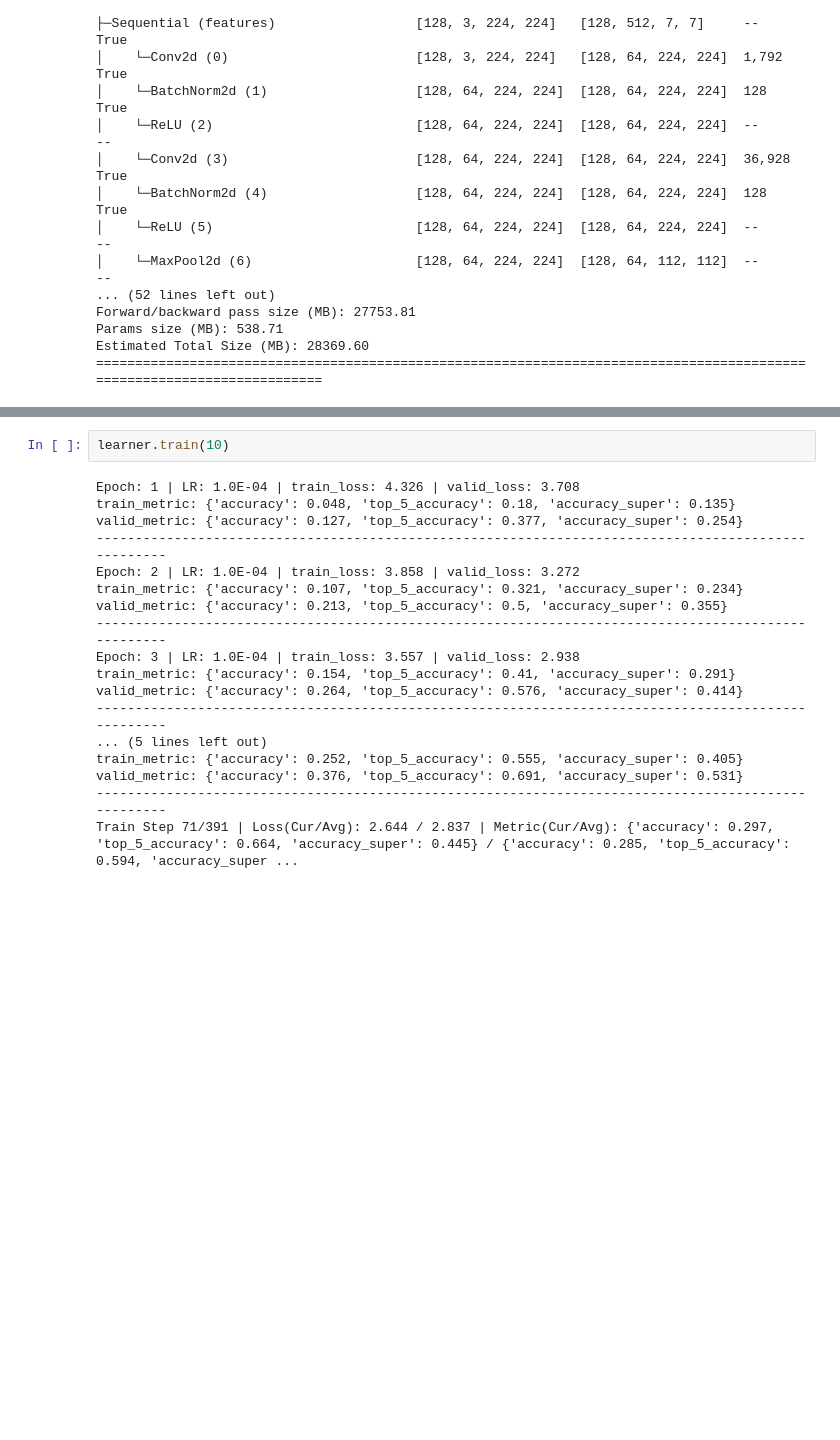
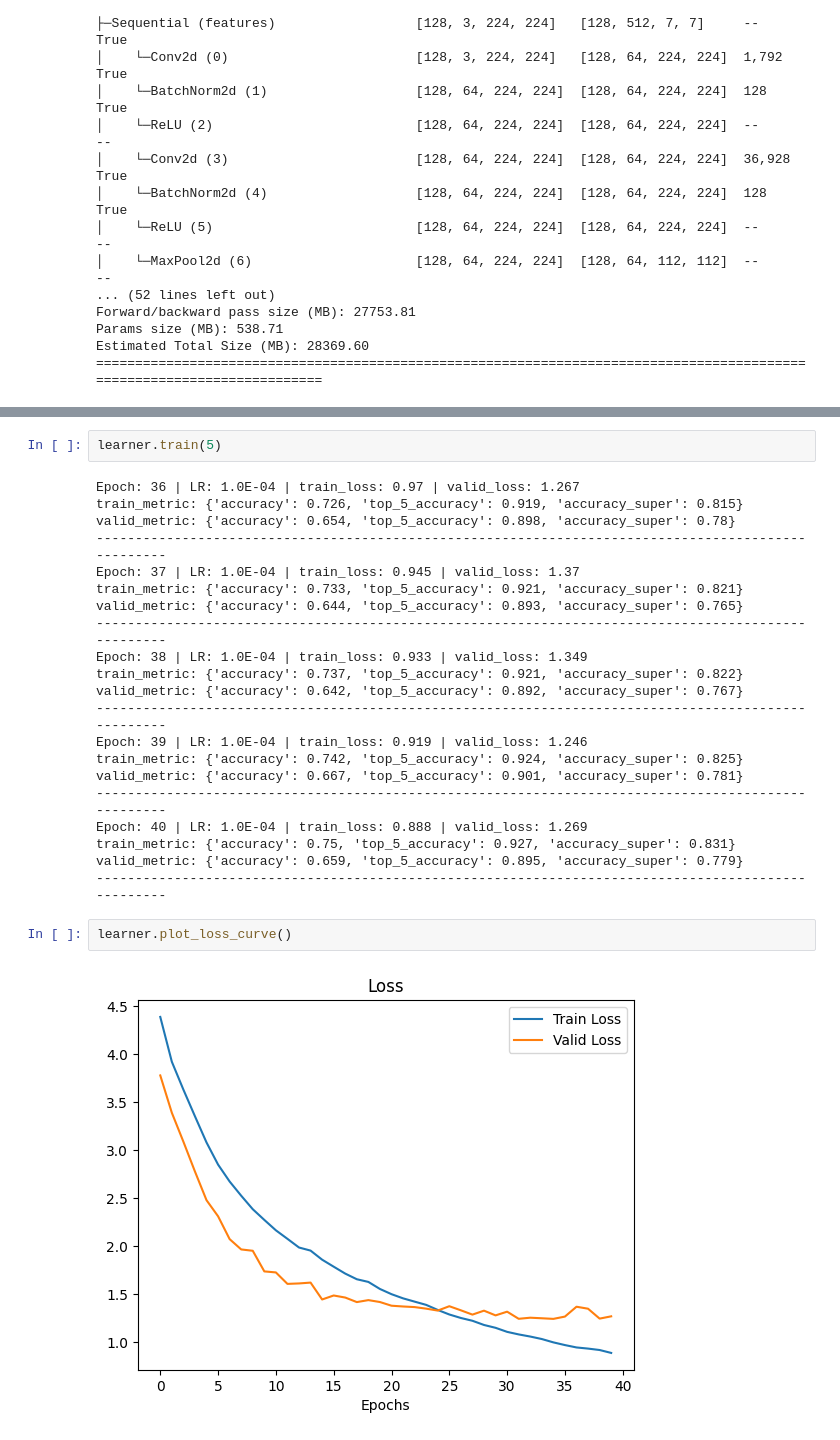
Before and after one commit to ronald-hk-chung/ssnotebook, a Jupyter notebook: computer_vision/vgg_cifar100.ipynb, the cells around one changed output, grey strips where cells are left out. Cells and saved outputs as stored; diff of their text form; blank space fills up the shorter version.

```diff
--- a/computer_vision/vgg_cifar100.ipynb
+++ b/computer_vision/vgg_cifar100.ipynb
@@ -442,20 +441,27 @@ Max Gradient: 1.80E-03 | Lowest Loss: 8.08E-04
 # %%
-learner.train(10)
+learner.train(5)
 # %% [output]
-Epoch: 1 | LR: 1.0E-04 | train_loss: 4.326 | valid_loss: 3.708
-train_metric: {'accuracy': 0.048, 'top_5_accuracy': 0.18, 'accuracy_super': 0.135}
-valid_metric: {'accuracy': 0.127, 'top_5_accuracy': 0.377, 'accuracy_super': 0.254}
+Epoch: 36 | LR: 1.0E-04 | train_loss: 0.97 | valid_loss: 1.267
+train_metric: {'accuracy': 0.726, 'top_5_accuracy': 0.919, 'accuracy_super': 0.815}
+valid_metric: {'accuracy': 0.654, 'top_5_accuracy': 0.898, 'accuracy_super': 0.78}
 ----------------------------------------------------------------------------------------------------
-Epoch: 2 | LR: 1.0E-04 | train_loss: 3.858 | valid_loss: 3.272
-train_metric: {'accuracy': 0.107, 'top_5_accuracy': 0.321, 'accuracy_super': 0.234}
-valid_metric: {'accuracy': 0.213, 'top_5_accuracy': 0.5, 'accuracy_super': 0.355}
+Epoch: 37 | LR: 1.0E-04 | train_loss: 0.945 | valid_loss: 1.37
+train_metric: {'accuracy': 0.733, 'top_5_accuracy': 0.921, 'accuracy_super': 0.821}
+valid_metric: {'accuracy': 0.644, 'top_5_accuracy': 0.893, 'accuracy_super': 0.765}
 ----------------------------------------------------------------------------------------------------
-Epoch: 3 | LR: 1.0E-04 | train_loss: 3.557 | valid_loss: 2.938
-train_metric: {'accuracy': 0.154, 'top_5_accuracy': 0.41, 'accuracy_super': 0.291}
-valid_metric: {'accuracy': 0.264, 'top_5_accuracy': 0.576, 'accuracy_super': 0.414}
+Epoch: 38 | LR: 1.0E-04 | train_loss: 0.933 | valid_loss: 1.349
+train_metric: {'accuracy': 0.737, 'top_5_accuracy': 0.921, 'accuracy_super': 0.822}
+valid_metric: {'accuracy': 0.642, 'top_5_accuracy': 0.892, 'accuracy_super': 0.767}
 ----------------------------------------------------------------------------------------------------
-... (5 lines left out)
-train_metric: {'accuracy': 0.252, 'top_5_accuracy': 0.555, 'accuracy_super': 0.405}
-valid_metric: {'accuracy': 0.376, 'top_5_accuracy': 0.691, 'accuracy_super': 0.531}
+Epoch: 39 | LR: 1.0E-04 | train_loss: 0.919 | valid_loss: 1.246
+train_metric: {'accuracy': 0.742, 'top_5_accuracy': 0.924, 'accuracy_super': 0.825}
+valid_metric: {'accuracy': 0.667, 'top_5_accuracy': 0.901, 'accuracy_super': 0.781}
 ----------------------------------------------------------------------------------------------------
-Train Step 71/391 | Loss(Cur/Avg): 2.644 / 2.837 | Metric(Cur/Avg): {'accuracy': 0.297, 'top_5_accuracy': 0.664, 'accuracy_super': 0.445} / {'accuracy': 0.285, 'top_5_accuracy': 0.594, 'accuracy_super ...
+Epoch: 40 | LR: 1.0E-04 | train_loss: 0.888 | valid_loss: 1.269
+train_metric: {'accuracy': 0.75, 'top_5_accuracy': 0.927, 'accuracy_super': 0.831}
+valid_metric: {'accuracy': 0.659, 'top_5_accuracy': 0.895, 'accuracy_super': 0.779}
+----------------------------------------------------------------------------------------------------
+# %%
+learner.plot_loss_curve()
+# %% [output]
+[figure, added]
```
Also changed, not shown: parts of 10 cells of this notebook.
